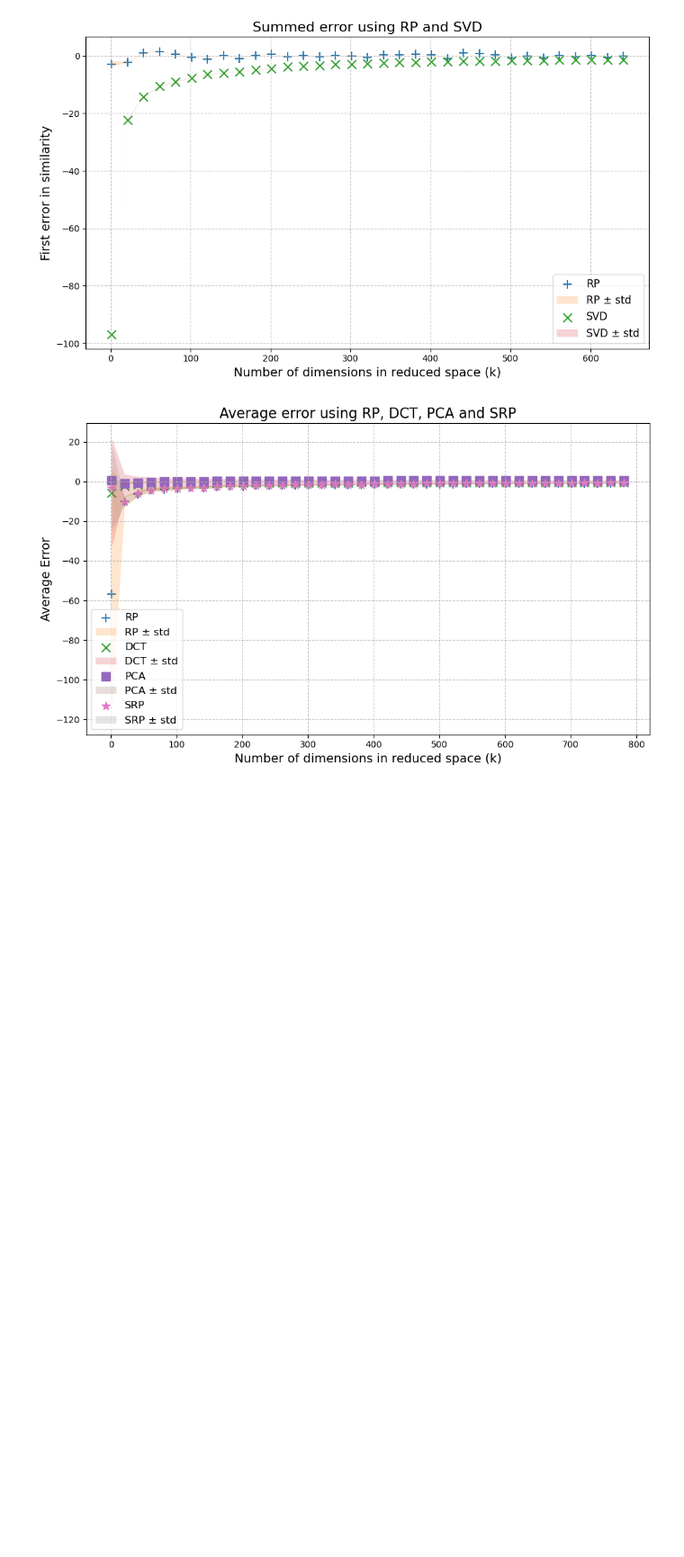
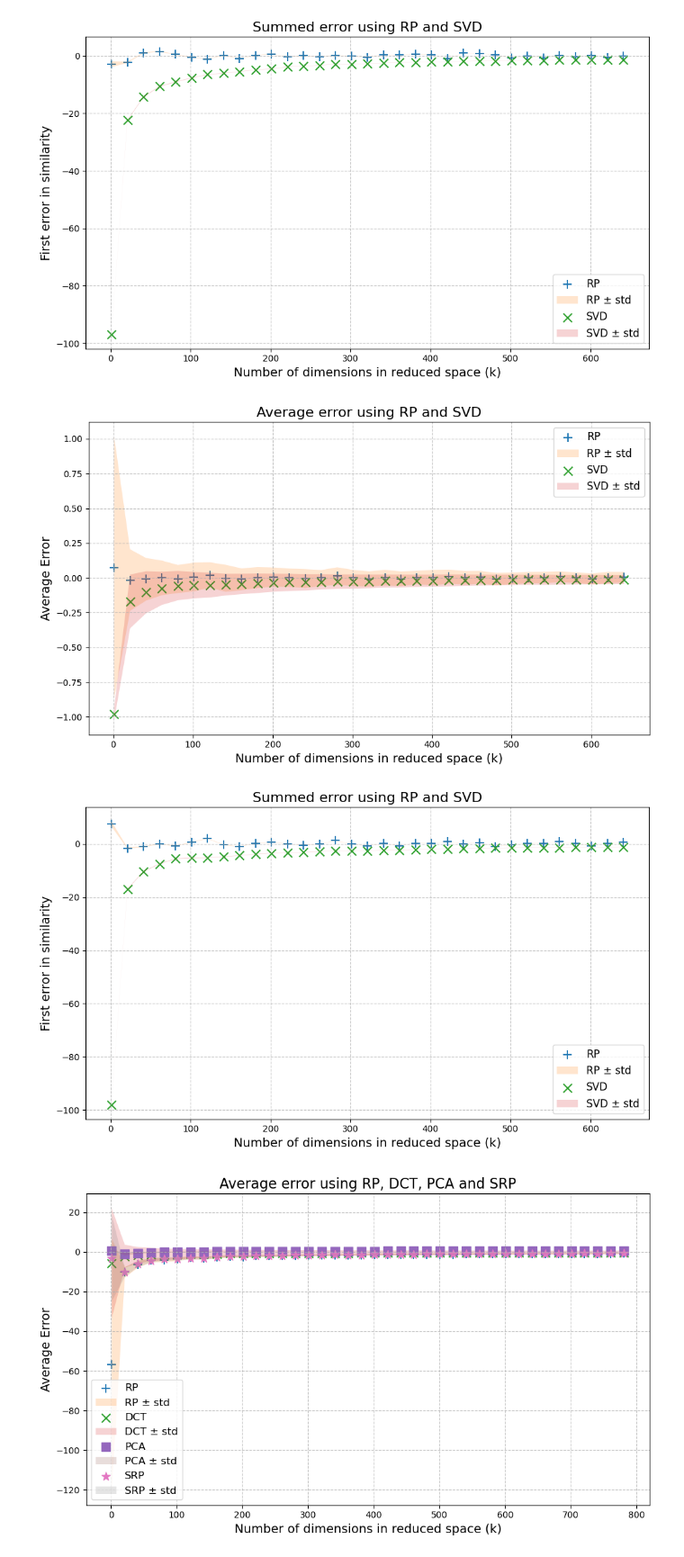
Before and after one commit to erikwallindermahler/DD2434-Project, a Jupyter notebook: notebook.ipynb, the cells around one changed output. Shown: that part at 90% size. Cells and saved outputs as stored; diff of their text form; code cells hidden in the pictures; blank space fills up the shorter version.

Commit message:
Another Text Set. Some clean up

```diff
--- a/notebook.ipynb
+++ b/notebook.ipynb
@@ -426,3 +432,7 @@ parent_folder_path = './datasets/20_newsgroups/'
 T = np.matrix(maketextdataset(parent_folder_path, selected_folders))
 # %% [output]
 3997
+# %%
+selected_folders = ['Crime', 'Entertainment', 'Politics', 'Science']
+parent_folder_path = './Data/'
+TT = np.matrix(maketextdataset(parent_folder_path, selected_folders))
@@ -439,8 +453,16 @@ KeyboardInterrupt:
+# %%
+resultrp_textC = pipeline(dataset=TT,method="RP",v_type="text",numpairs=100,k_min=1,k_max=650,k_step=20)
+resultsvd_textC = pipeline(dataset=TT,method="SVD",v_type="text",numpairs=100,k_min=1,k_max=650,k_step=20)
 # %%
 plot_results([resultrp_text, resultsvd_text])
 # %% [output]
 [figure]
 [figure]
+# %%
+plot_results([resultrp_textC, resultsvd_textC])
+# %% [output]
+[figure, added]
+[figure, added]
 # %%
 plot_results([resultrp_im,resultdct_im,resultsvd_im,resultsrp_im])
 #plot_results([resultdct_im])
```
Also changed, not shown: parts of 5 cells of this notebook, 1 other file.
